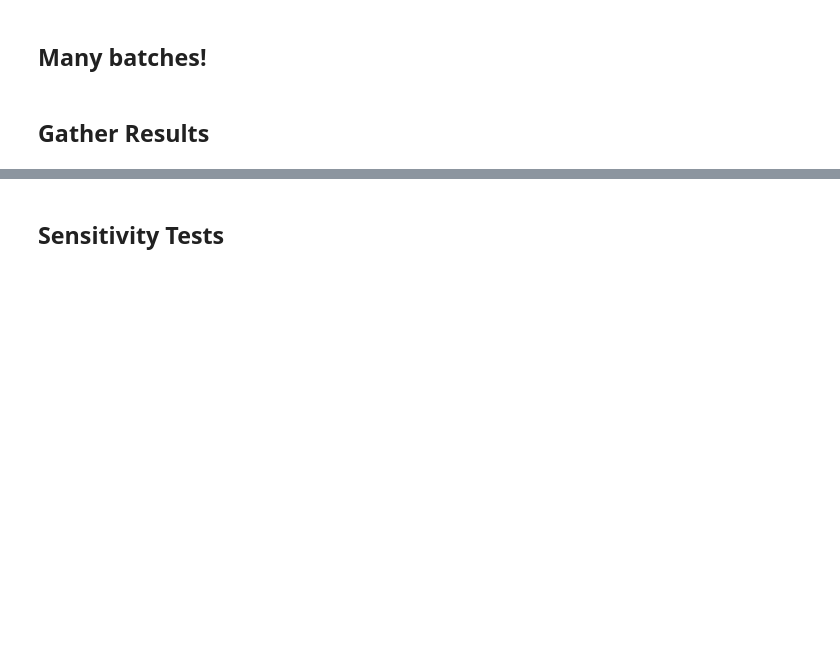
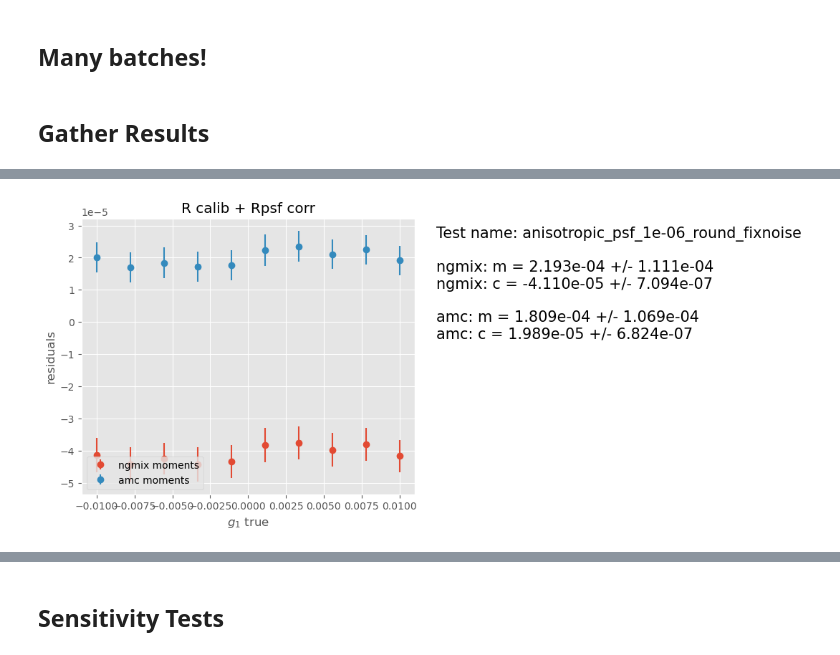
Before and after one commit to andrevitorelli/autometacal, a Jupyter notebook: notebooks/psf_metacal_finitediff_moments_no_shape_noise.ipynb, the cells around one changed output, grey strips where cells are left out. Cells and saved outputs as stored; diff of their text form; code cells hidden in the pictures; blank space fills up the shorter version.

```diff
--- a/notebooks/psf_metacal_finitediff_moments_no_shape_noise.ipynb
+++ b/notebooks/psf_metacal_finitediff_moments_no_shape_noise.ipynb
@@ -619,34 +629,36 @@ c_ngmix_err = ngmix_bias.intercept_stderr
 plot_text = f"Test name: {settings_name}\n\n"
 plot_text +=  f"ngmix: m = {m_ngmix:.3e} +/- {m_ngmix_err:.3e}\n"
 plot_text += f"ngmix: c = {c_ngmix:.3e} +/- {c_ngmix_err:.3e}\n"
 
 errorbar(X1,Y1 - X1,Y1err*3,fmt='o',label= 'ngmix moments')
 
 Y1 =  array(shearcorr_amc_list)[:,0]
 Y1err = array(shearcorr_err_amc_list)[:,0]
 
 #biases
 amc_bias = linregress(X1,Y1)
 m_amc = amc_bias.slope-1
 c_amc = amc_bias.intercept
 
 #errors
 m_amc_err = amc_bias.stderr
 c_amc_err = amc_bias.intercept_stderr
 
 errorbar(X1,Y1 - X1,Y1err*3,fmt='o',label= 'amc moments')
 
 plot_text += f"\namc: m = {m_amc:.3e} +/- {m_amc_err:.3e}\n"
 plot_text += f"amc: c = {c_amc:.3e} +/- {c_amc_err:.3e}\n"
 
 figtext(.95,.5 ,plot_text,fontsize=15)
 
 xlabel('$g_1$ true')
 ylabel('residuals')
 
 legend(loc=3)
 title(f'R calib + Rpsf corr')
-savefig(f'{results_folder}/corrected_shear_residuals_{settings_name}.jpg',bbox_inches='tight')
+savefig(f'corrected_shear_residuals_{settings_name}.jpg',bbox_inches='tight')
+# %% [output]
+[figure, added]
 # %%
 R_amc = result['amc']['R']
 R_ngmix = result['ngmix']['R']
```
Also changed, not shown: parts of 25 cells of this notebook, 5 other files.
